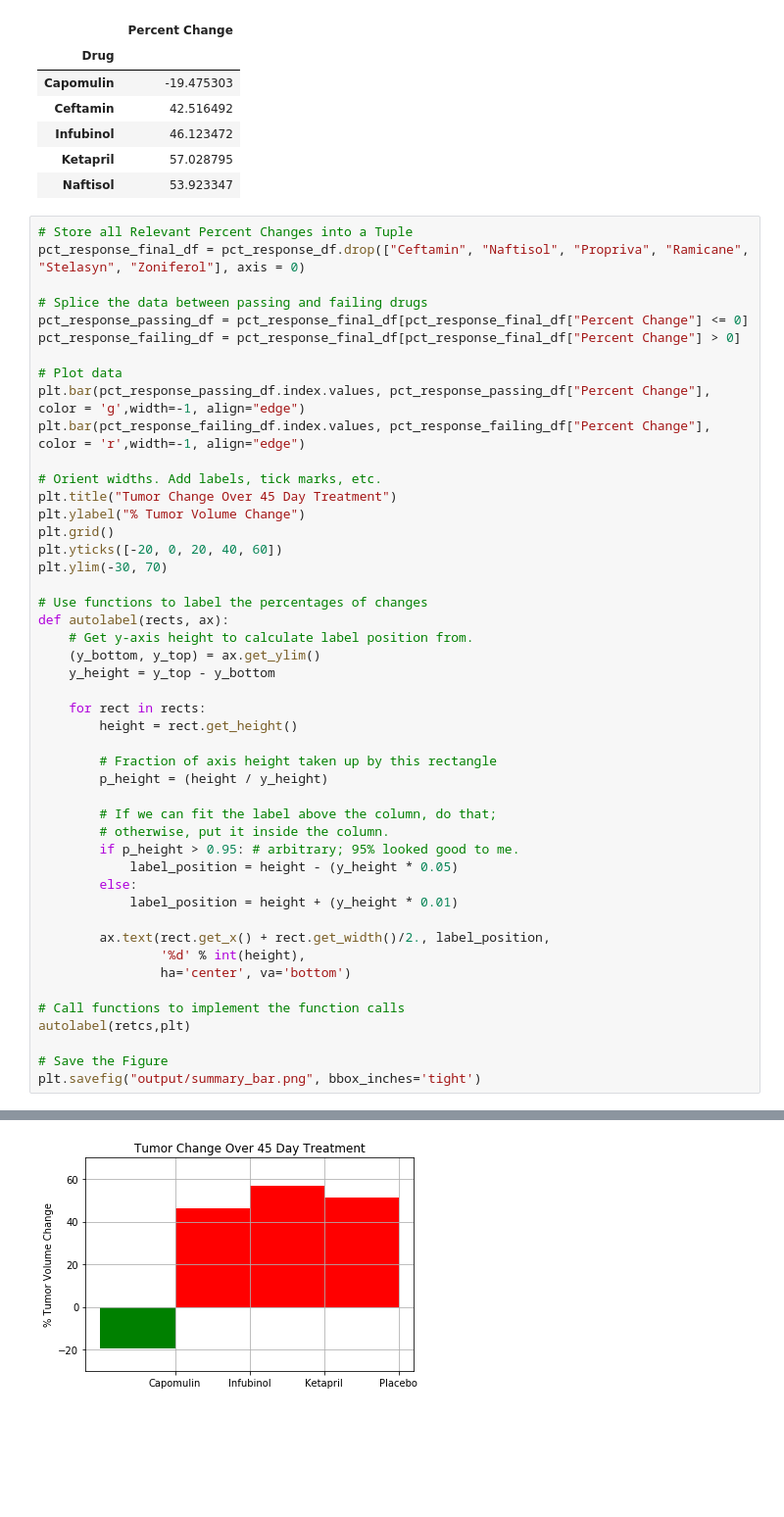
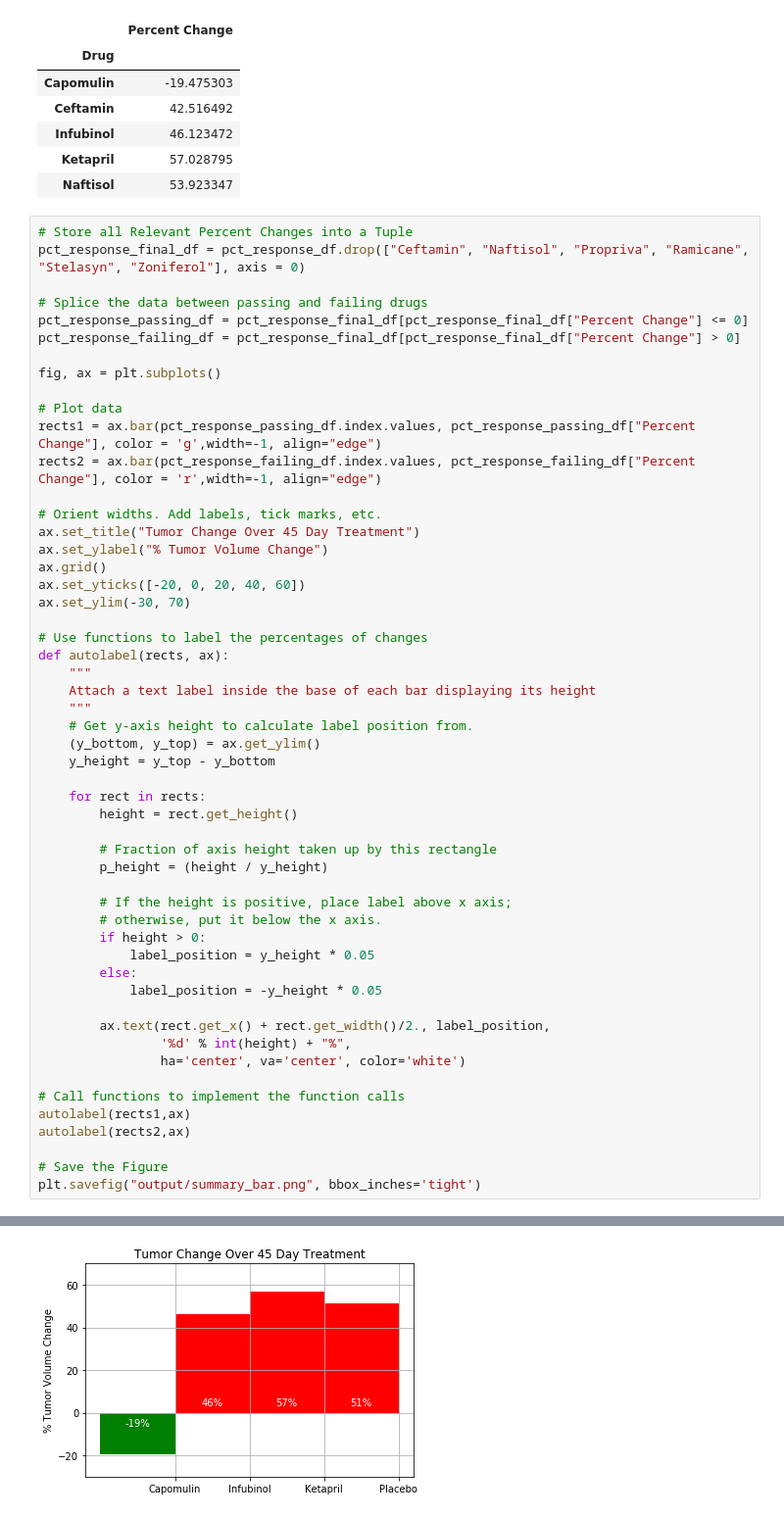
Before and after one commit to robert-rd-wood/Homework-5, a Jupyter notebook: Pymaceuticals/pymaceuticals.ipynb, the cells around one changed output, grey strips where cells are left out. Shown at 98% size. Cells and saved outputs as stored; diff of their text form; blank space fills up the shorter version.

Commit message:
Finalized code, added final Pymaceuticals chart

```diff
--- a/Pymaceuticals/pymaceuticals.ipynb
+++ b/Pymaceuticals/pymaceuticals.ipynb
@@ -315,19 +315,24 @@ pct_response_final_df = pct_response_df.drop(["Ceftamin", "Naftisol", "Propriva"
 pct_response_passing_df = pct_response_final_df[pct_response_final_df["Percent Change"] <= 0]
 pct_response_failing_df = pct_response_final_df[pct_response_final_df["Percent Change"] > 0]
 
+fig, ax = plt.subplots()
+
 # Plot data
-plt.bar(pct_response_passing_df.index.values, pct_response_passing_df["Percent Change"], color = 'g',width=-1, align="edge")
-plt.bar(pct_response_failing_df.index.values, pct_response_failing_df["Percent Change"], color = 'r',width=-1, align="edge")
+rects1 = ax.bar(pct_response_passing_df.index.values, pct_response_passing_df["Percent Change"], color = 'g',width=-1, align="edge")
+rects2 = ax.bar(pct_response_failing_df.index.values, pct_response_failing_df["Percent Change"], color = 'r',width=-1, align="edge")
 
 # Orient widths. Add labels, tick marks, etc.
-plt.title("Tumor Change Over 45 Day Treatment")
-plt.ylabel("% Tumor Volume Change")
-plt.grid()
-plt.yticks([-20, 0, 20, 40, 60])
-plt.ylim(-30, 70)
+ax.set_title("Tumor Change Over 45 Day Treatment")
+ax.set_ylabel("% Tumor Volume Change")
+ax.grid()
+ax.set_yticks([-20, 0, 20, 40, 60])
+ax.set_ylim(-30, 70)
 
 # Use functions to label the percentages of changes
 def autolabel(rects, ax):
+    """
+    Attach a text label inside the base of each bar displaying its height
+    """
     # Get y-axis height to calculate label position from.
     (y_bottom, y_top) = ax.get_ylim()
     y_height = y_top - y_bottom
@@ -338,19 +343,20 @@ def autolabel(rects, ax):
         # Fraction of axis height taken up by this rectangle
         p_height = (height / y_height)
 
-        # If we can fit the label above the column, do that;
-        # otherwise, put it inside the column.
-        if p_height > 0.95: # arbitrary; 95% looked good to me.
-            label_position = height - (y_height * 0.05)
+        # If the height is positive, place label above x axis;
+        # otherwise, put it below the x axis.
+        if height > 0:
+            label_position = y_height * 0.05
         else:
-            label_position = height + (y_height * 0.01)
+            label_position = -y_height * 0.05
 
         ax.text(rect.get_x() + rect.get_width()/2., label_position,
-                '%d' % int(height),
-                ha='center', va='bottom')
+                '%d' % int(height) + "%",
+                ha='center', va='center', color='white')
 
 # Call functions to implement the function calls
-autolabel(retcs,plt)
+autolabel(rects1,ax)
+autolabel(rects2,ax)
 
 # Save the Figure
 plt.savefig("output/summary_bar.png", bbox_inches='tight')
@@ -359 +364 @@ NameError: name 'retcs' is not defined
-[figure, old version]
+[figure, new version]
```
Also changed, not shown: parts of 1 cell of this notebook, 2 other files.
